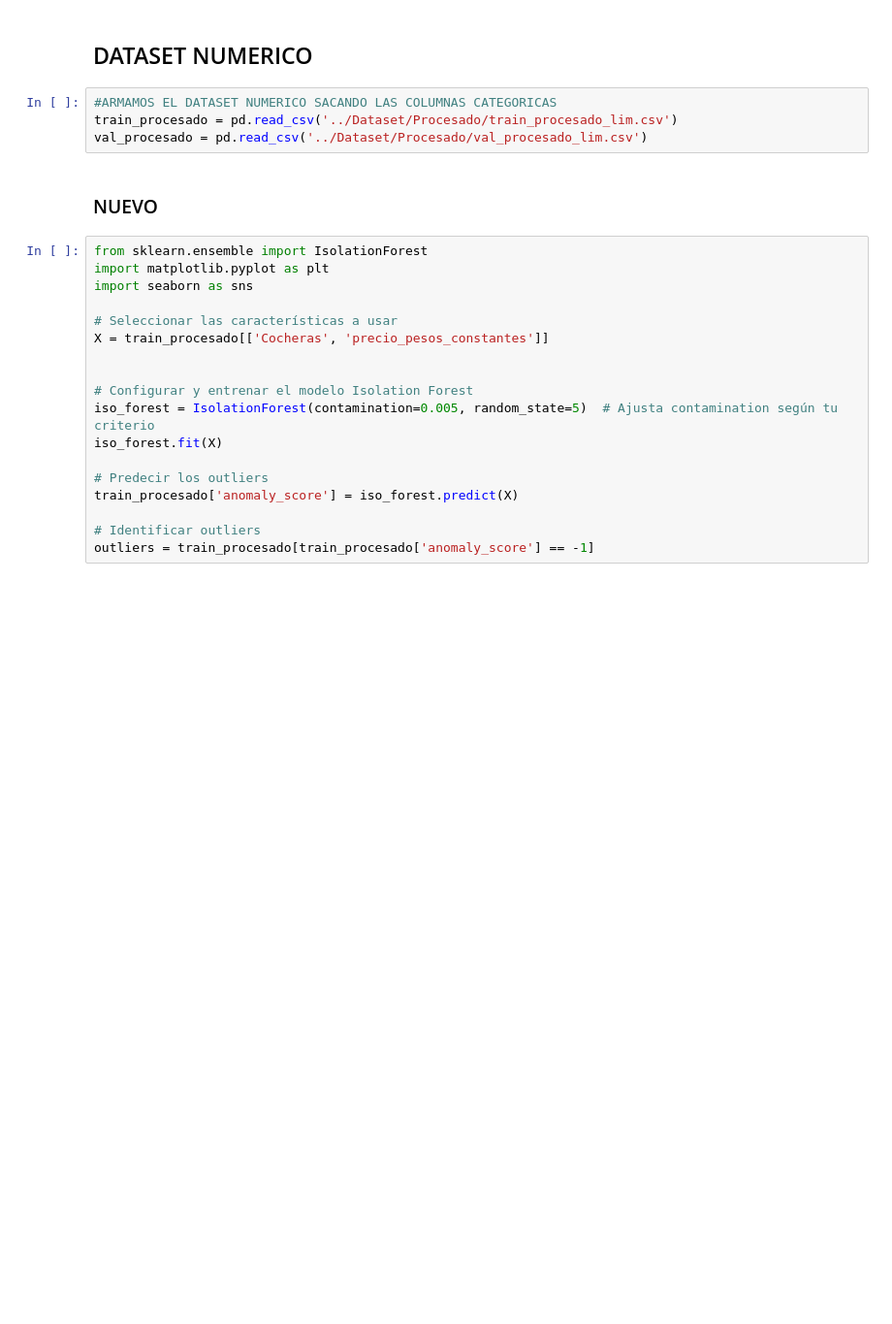
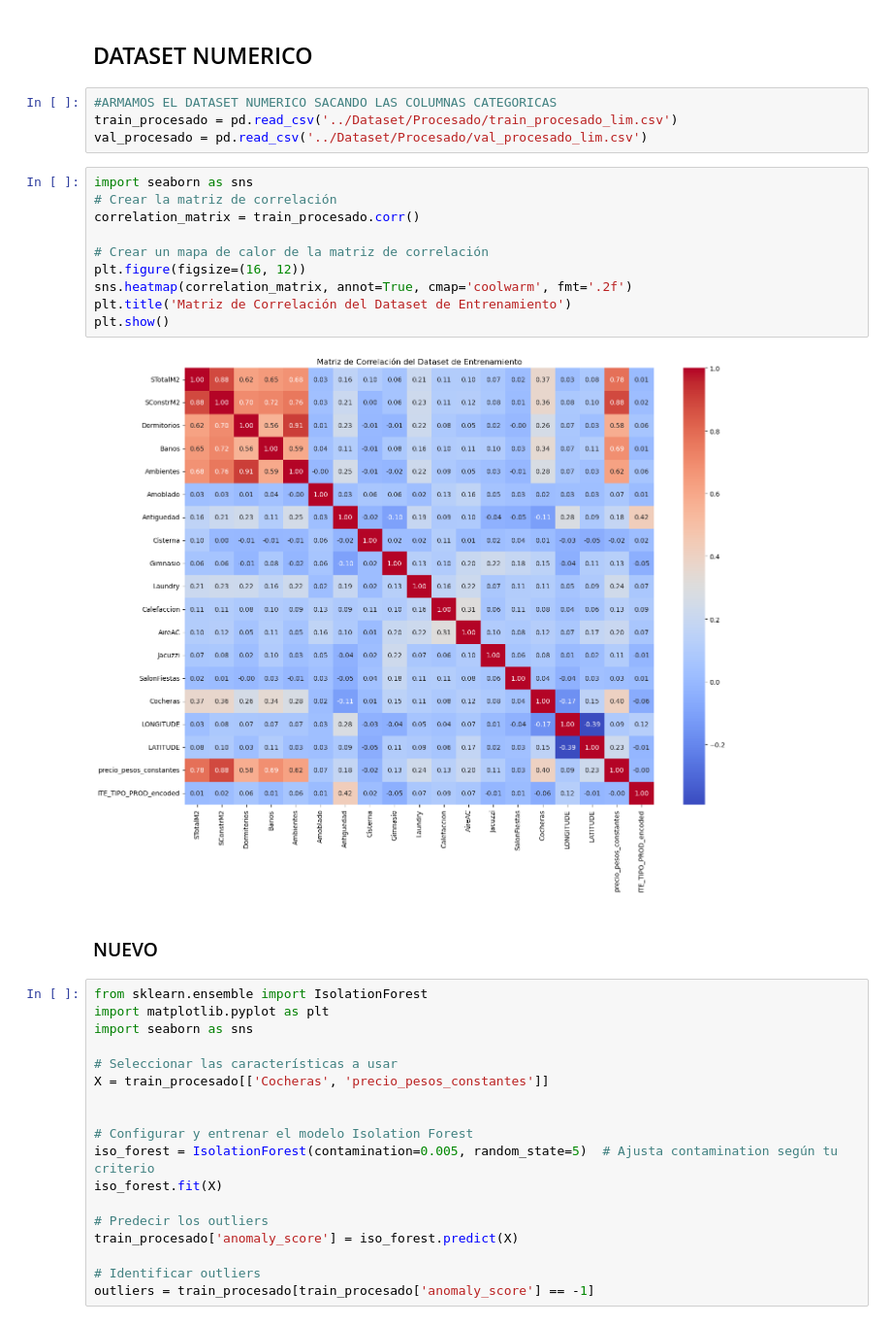
Before and after one commit to Ciror3/proyecto_final_Guerrero_Russi, a Jupyter notebook: notebooks/preprocesamiento.ipynb, the cells around one changed output. Shown at 97% size. Drawn from its saved outputs; the diff is of its cells as text; blank space fills up the shorter version.

```diff
--- a/notebooks/preprocesamiento.ipynb
+++ b/notebooks/preprocesamiento.ipynb
@@ -34,6 +34,18 @@ df_val.to_csv('../Dataset/Procesado/val_procesado_lim.csv', index=False)
 #ARMAMOS EL DATASET NUMERICO SACANDO LAS COLUMNAS CATEGORICAS
 train_procesado = pd.read_csv('../Dataset/Procesado/train_procesado_lim.csv')
 val_procesado = pd.read_csv('../Dataset/Procesado/val_procesado_lim.csv')
+# %%
+import seaborn as sns
+# Crear la matriz de correlación
+correlation_matrix = train_procesado.corr()
+
+# Crear un mapa de calor de la matriz de correlación
+plt.figure(figsize=(16, 12))
+sns.heatmap(correlation_matrix, annot=True, cmap='coolwarm', fmt='.2f')
+plt.title('Matriz de Correlación del Dataset de Entrenamiento')
+plt.show()
+# %% [output]
+[figure, added]
 # %% [markdown]
 ### NUEVO
 # %%
```
Also changed, not shown: 12 other files.
